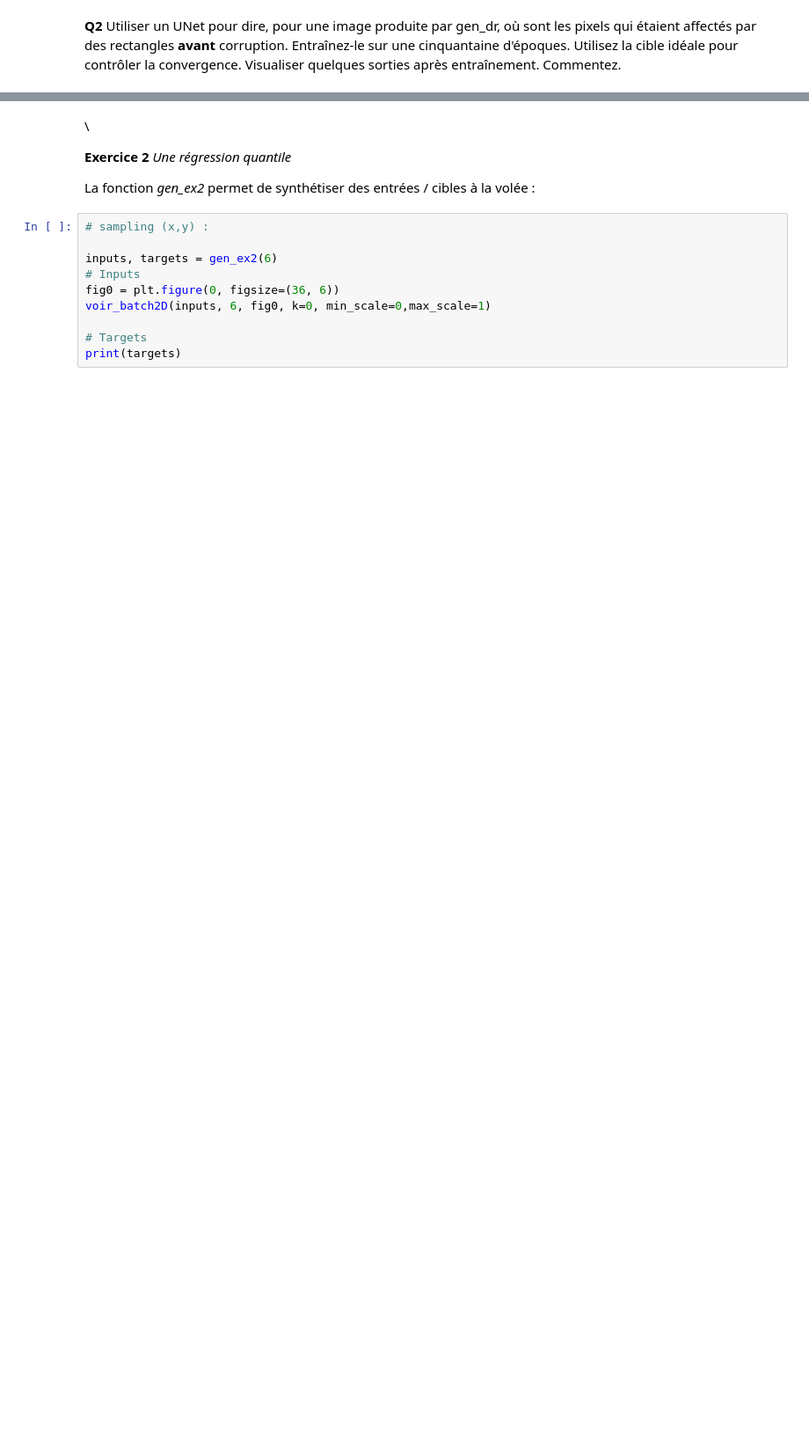
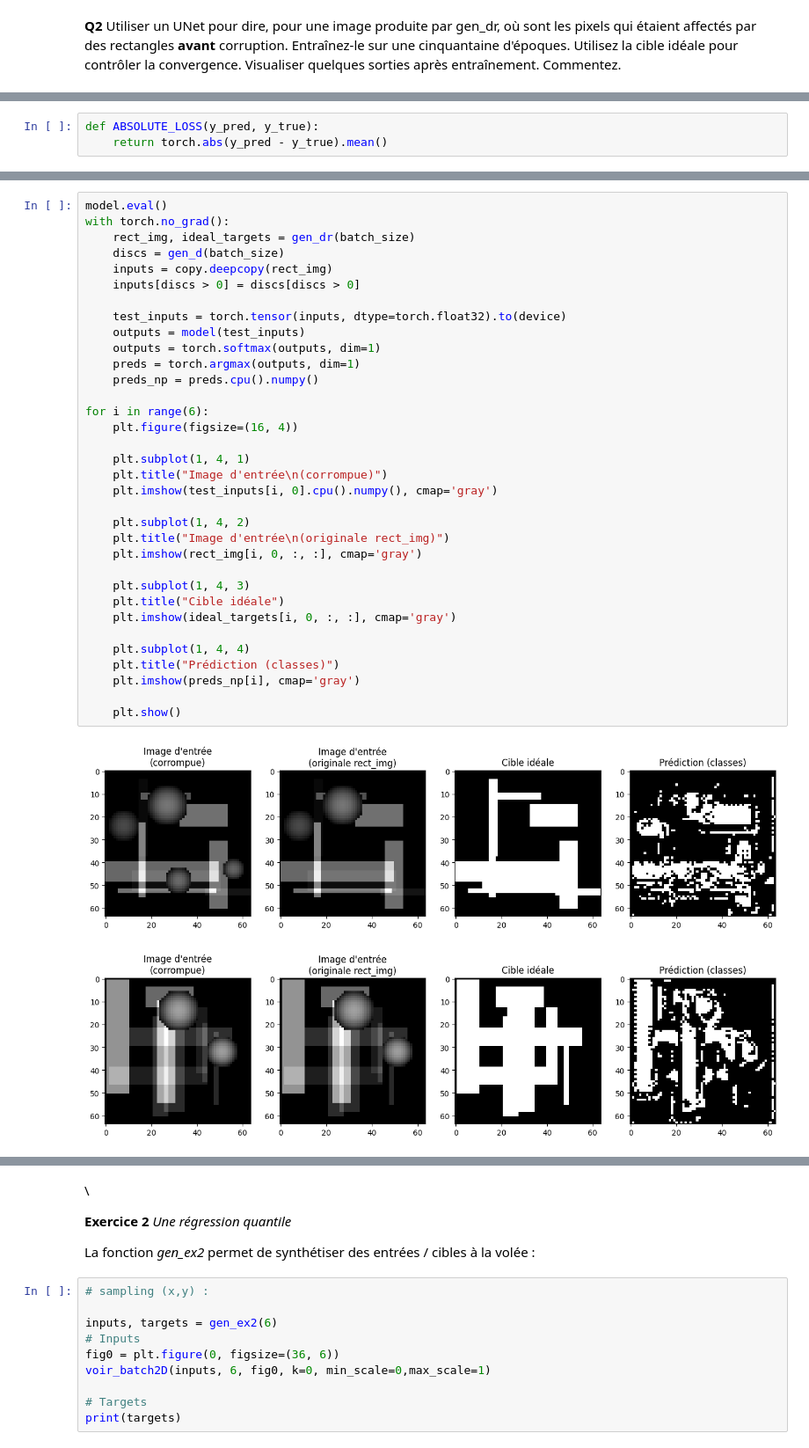
Before and after one commit to yumzi41/exam_2025_session2, a Jupyter notebook: notebooks/exercices_session2.ipynb, the cells around one changed output, grey strips where cells are left out. Shown at 88% size. Cells and saved outputs as stored; diff of their text form; blank space fills up the shorter version.

```diff
--- a/notebooks/exercices_session2.ipynb
+++ b/notebooks/exercices_session2.ipynb
@@ -65,0 +62,3 @@ criterion = torch.nn.MSELoss()
+# %%
+def ABSOLUTE_LOSS(y_pred, y_true):
+    return torch.abs(y_pred - y_true).mean()
@@ -65,0 +121,37 @@ criterion = torch.nn.MSELoss()
+# %%
+model.eval()
+with torch.no_grad():
+    rect_img, ideal_targets = gen_dr(batch_size)
+    discs = gen_d(batch_size)
+    inputs = copy.deepcopy(rect_img)
+    inputs[discs > 0] = discs[discs > 0]
+
+    test_inputs = torch.tensor(inputs, dtype=torch.float32).to(device)
+    outputs = model(test_inputs)
+    outputs = torch.softmax(outputs, dim=1)
+    preds = torch.argmax(outputs, dim=1)
+    preds_np = preds.cpu().numpy()
+
+for i in range(6):
+    plt.figure(figsize=(16, 4))
+
+    plt.subplot(1, 4, 1)
+    plt.title("Image d'entrée\n(corrompue)")
+    plt.imshow(test_inputs[i, 0].cpu().numpy(), cmap='gray')
+
+    plt.subplot(1, 4, 2)
+    plt.title("Image d'entrée\n(originale rect_img)")
+    plt.imshow(rect_img[i, 0, :, :], cmap='gray')
+
+    plt.subplot(1, 4, 3)
+    plt.title("Cible idéale")
+    plt.imshow(ideal_targets[i, 0, :, :], cmap='gray')
+
+    plt.subplot(1, 4, 4)
+    plt.title("Prédiction (classes)")
+    plt.imshow(preds_np[i], cmap='gray')
+
+    plt.show()
+# %% [output]
+[figure, added]
+[figure, added]
```
Also changed, not shown: parts of 13 cells of this notebook.
